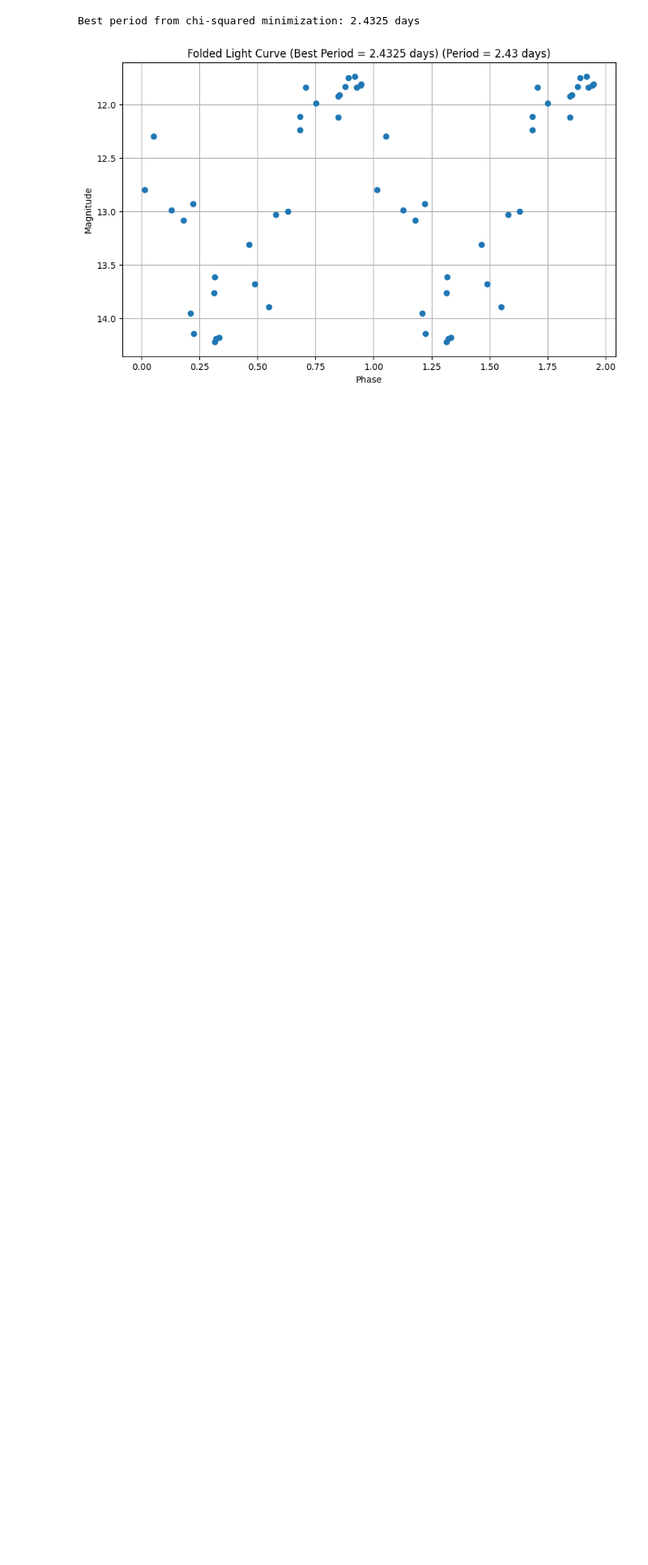
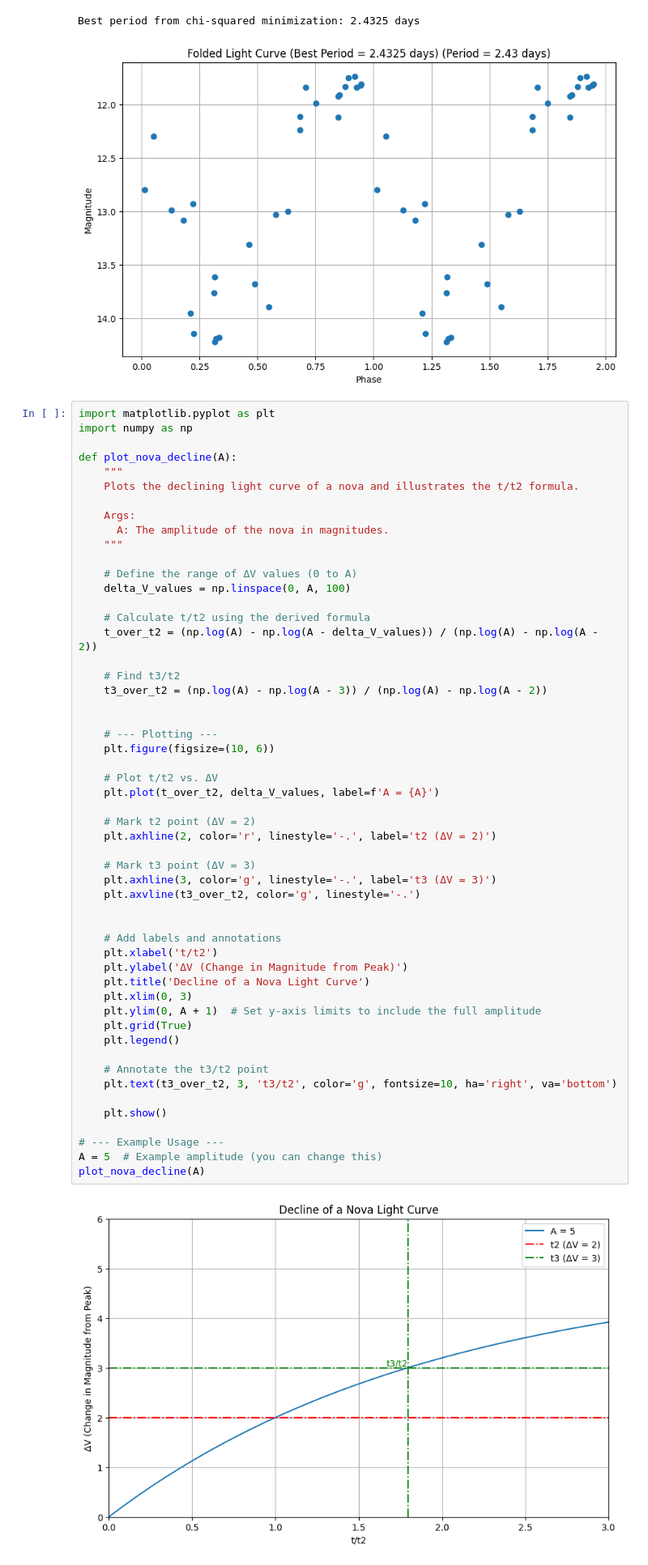
Before and after one commit to Fr4nc3/astrophysics-exercises, a Jupyter notebook: time-domain/time-domain.ipynb, the cells around one changed output. Shown at 81% size. Saved outputs shown, nothing was run; the diff lists cells and outputs as text; blank space fills up the shorter version.

```diff
--- a/time-domain/time-domain.ipynb
+++ b/time-domain/time-domain.ipynb
@@ -3708,3 +3708,58 @@ Best period from Lomb-Scargle periodogram: 2.4954 days
 [figure]
 Best period from chi-squared minimization: 2.4325 days
 [figure]
+# %%
+import matplotlib.pyplot as plt
+import numpy as np
+
+def plot_nova_decline(A):
+    """
+    Plots the declining light curve of a nova and illustrates the t/t2 formula.
+
+    Args:
+      A: The amplitude of the nova in magnitudes.
+    """
+
+    # Define the range of ΔV values (0 to A)
+    delta_V_values = np.linspace(0, A, 100)
+
+    # Calculate t/t2 using the derived formula
+    t_over_t2 = (np.log(A) - np.log(A - delta_V_values)) / (np.log(A) - np.log(A - 2))
+
+    # Find t3/t2
+    t3_over_t2 = (np.log(A) - np.log(A - 3)) / (np.log(A) - np.log(A - 2))
+
+
+    # --- Plotting ---
+    plt.figure(figsize=(10, 6))
+
+    # Plot t/t2 vs. ΔV
+    plt.plot(t_over_t2, delta_V_values, label=f'A = {A}')
+
+    # Mark t2 point (ΔV = 2)
+    plt.axhline(2, color='r', linestyle='-.', label='t2 (ΔV = 2)')
+
+    # Mark t3 point (ΔV = 3)
+    plt.axhline(3, color='g', linestyle='-.', label='t3 (ΔV = 3)')
+    plt.axvline(t3_over_t2, color='g', linestyle='-.')
+
+
+    # Add labels and annotations
+    plt.xlabel('t/t2')
+    plt.ylabel('ΔV (Change in Magnitude from Peak)')
+    plt.title('Decline of a Nova Light Curve')
+    plt.xlim(0, 3)
+    plt.ylim(0, A + 1)  # Set y-axis limits to include the full amplitude
+    plt.grid(True)
+    plt.legend()
+
+    # Annotate the t3/t2 point
+    plt.text(t3_over_t2, 3, 't3/t2', color='g', fontsize=10, ha='right', va='bottom')
+
+    plt.show()
+
+# --- Example Usage ---
+A = 5  # Example amplitude (you can change this)
+plot_nova_decline(A)
+# %% [output]
+[figure, added]
```
Also changed, not shown: parts of 22 cells of this notebook.
